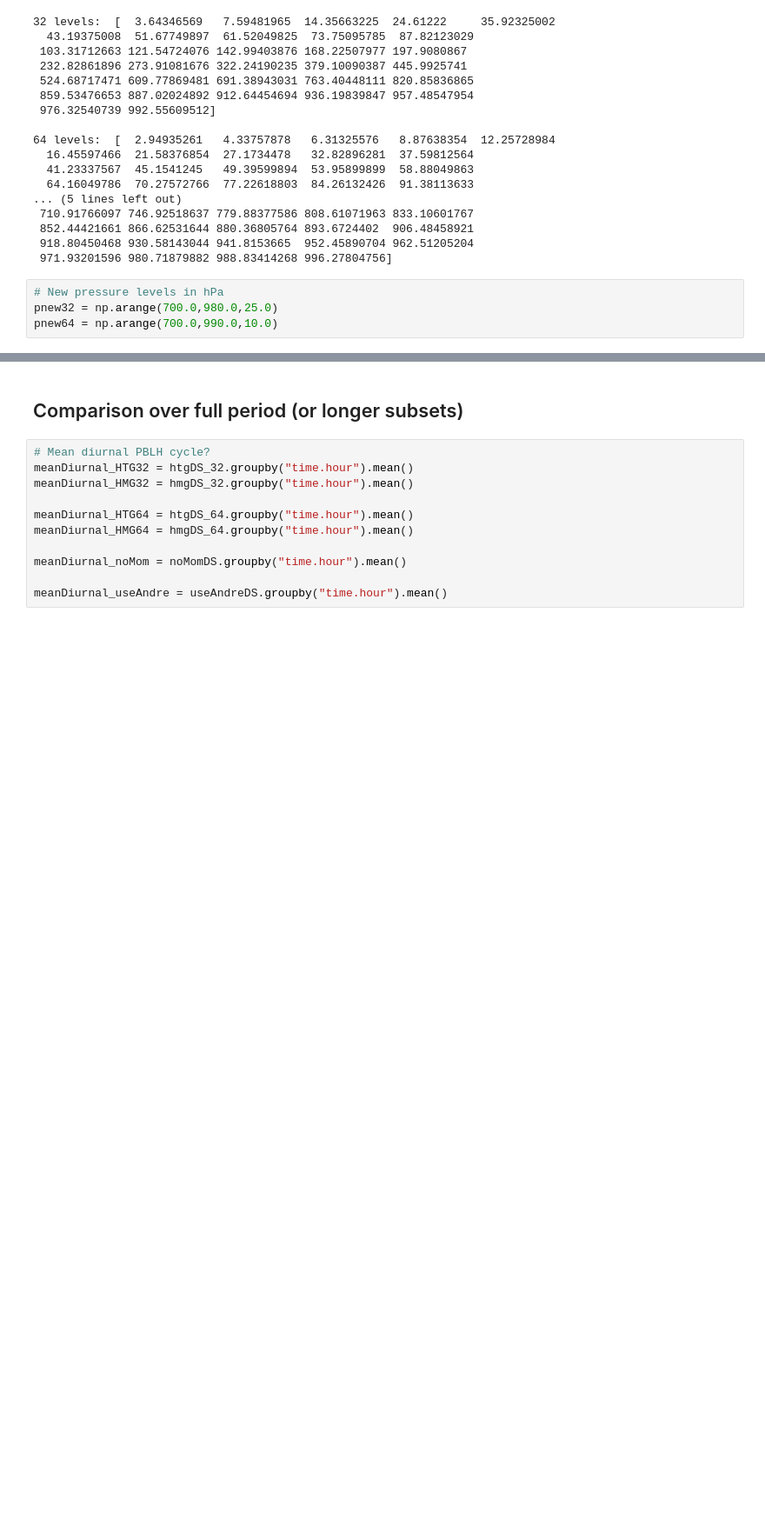
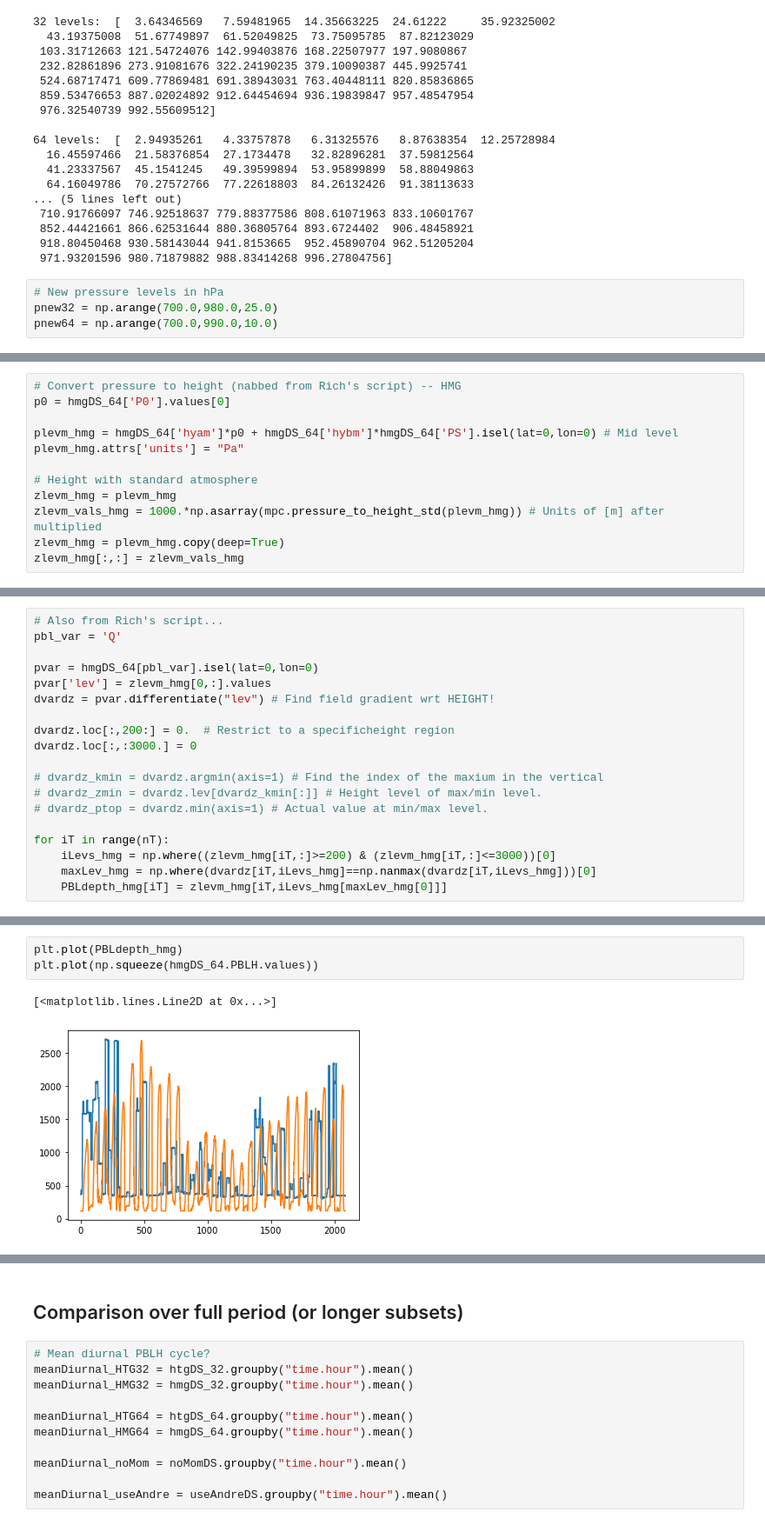
Before and after one commit to megandevlan/CLASP-CESM2_analysis, a Jupyter notebook: SCAM_CLUBBimpacts.ipynb, the cells around one changed output, grey strips where cells are left out. Shown at 87% size. Cells and saved outputs as stored; diff of their text form; blank space fills up the shorter version.

```diff
--- a/SCAM_CLUBBimpacts.ipynb
+++ b/SCAM_CLUBBimpacts.ipynb
@@ -396,0 +402,12 @@ RVMTEND_hmg64 = Ngl.vinth2p(hmgDS_64.RVMTEND_CLUBB.values,hyam,hybm,pnew64,PS_hm
+# %%
+# Convert pressure to height (nabbed from Rich's script) -- HMG
+p0 = hmgDS_64['P0'].values[0]
+
+plevm_hmg = hmgDS_64['hyam']*p0 + hmgDS_64['hybm']*hmgDS_64['PS'].isel(lat=0,lon=0) # Mid level
+plevm_hmg.attrs['units'] = "Pa"
+
+# Height with standard atmosphere
+zlevm_hmg = plevm_hmg
+zlevm_vals_hmg = 1000.*np.asarray(mpc.pressure_to_height_std(plevm_hmg)) # Units of [m] after multiplied
+zlevm_hmg = plevm_hmg.copy(deep=True)
+zlevm_hmg[:,:] = zlevm_vals_hmg
@@ -396,0 +426,19 @@ RVMTEND_hmg64 = Ngl.vinth2p(hmgDS_64.RVMTEND_CLUBB.values,hyam,hybm,pnew64,PS_hm
+# %%
+# Also from Rich's script...
+pbl_var = 'Q'
+
+pvar = hmgDS_64[pbl_var].isel(lat=0,lon=0)
+pvar['lev'] = zlevm_hmg[0,:].values
+dvardz = pvar.differentiate("lev") # Find field gradient wrt HEIGHT!
+
+dvardz.loc[:,200:] = 0.  # Restrict to a specificheight region
+dvardz.loc[:,:3000.] = 0
+
+# dvardz_kmin = dvardz.argmin(axis=1) # Find the index of the maxium in the vertical
+# dvardz_zmin = dvardz.lev[dvardz_kmin[:]] # Height level of max/min level.
+# dvardz_ptop = dvardz.min(axis=1) # Actual value at min/max level.
+
+for iT in range(nT):
+    iLevs_hmg = np.where((zlevm_hmg[iT,:]>=200) & (zlevm_hmg[iT,:]<=3000))[0]
+    maxLev_hmg = np.where(dvardz[iT,iLevs_hmg]==np.nanmax(dvardz[iT,iLevs_hmg]))[0]
+    PBLdepth_hmg[iT] = zlevm_hmg[iT,iLevs_hmg[maxLev_hmg[0]]]
@@ -396,0 +464,6 @@ RVMTEND_hmg64 = Ngl.vinth2p(hmgDS_64.RVMTEND_CLUBB.values,hyam,hybm,pnew64,PS_hm
+# %%
+plt.plot(PBLdepth_hmg)
+plt.plot(np.squeeze(hmgDS_64.PBLH.values))
+# %% [output]
+[<matplotlib.lines.Line2D at 0x...>]
+[figure, added]
```
Also changed, not shown: parts of 36 cells of this notebook, 3 other files.
